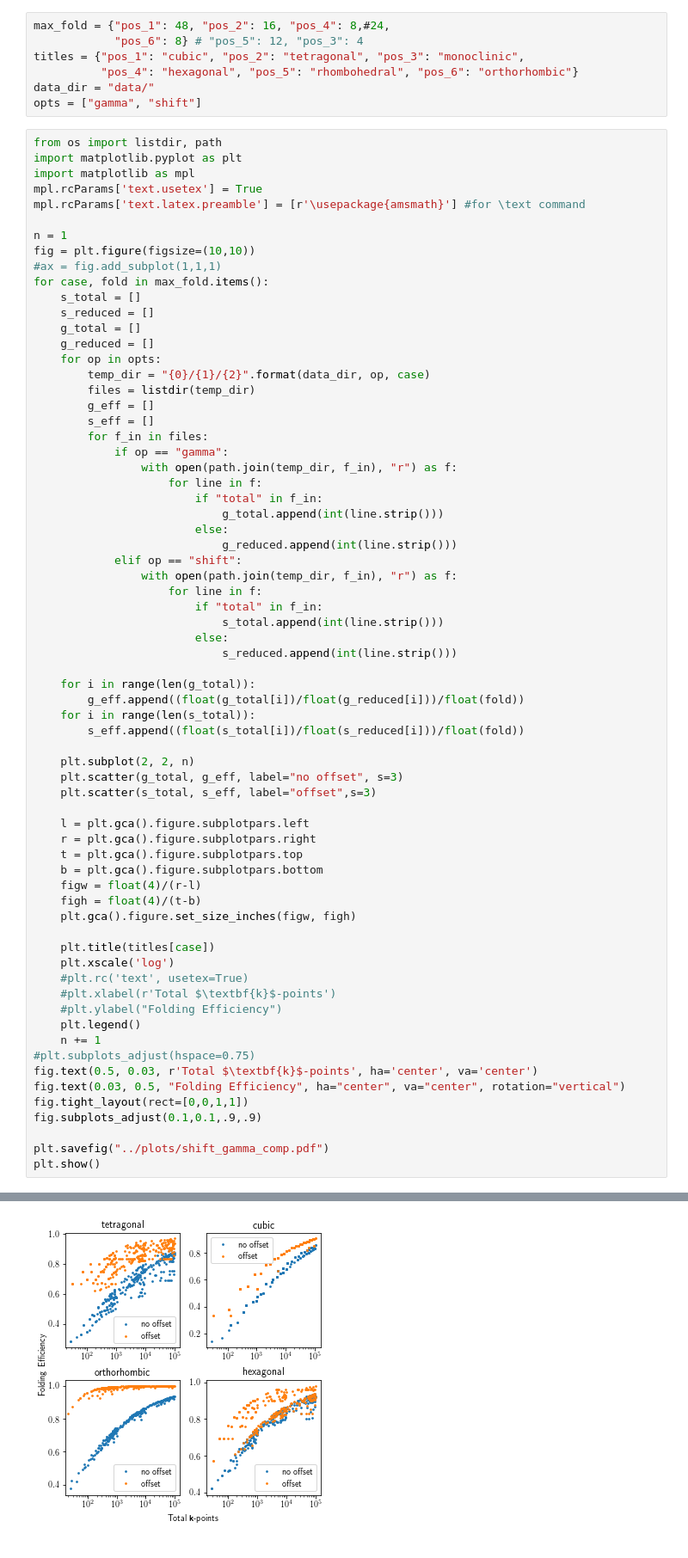
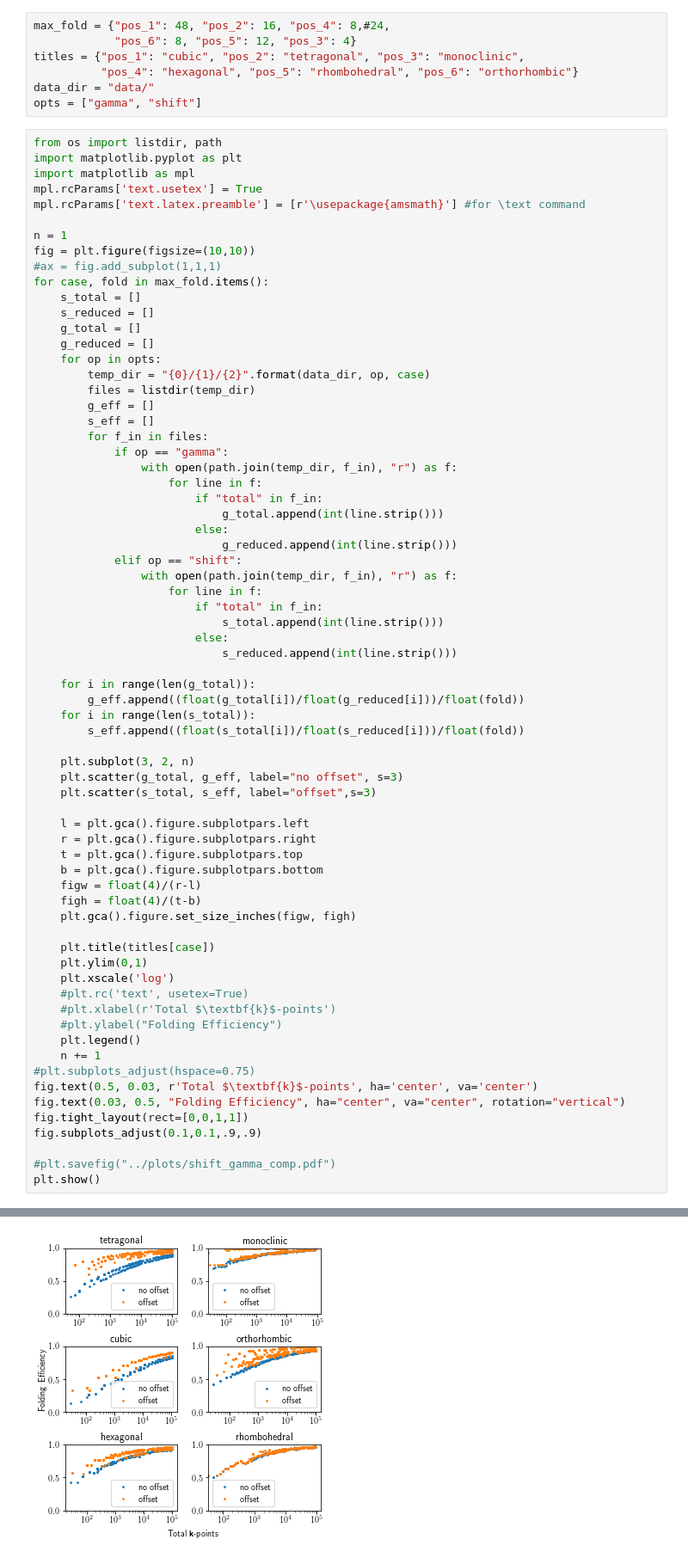
Before and after one commit to msg-byu/autoGR, a Jupyter notebook: support/notebooks/Plots for paper.ipynb, the cells around one changed output, grey strips where cells are left out. Shown at 86% size. Saved outputs shown, nothing was run; the diff lists cells and outputs as text.

Commit message:
Notebooks and plots for testing the SNF matrices.

```diff
--- a/support/notebooks/Plots for paper.ipynb
+++ b/support/notebooks/Plots for paper.ipynb
@@ -126,7 +126,7 @@ plt.show()
 [figure]
 # %%
 max_fold = {"pos_1": 48, "pos_2": 16, "pos_4": 8,#24,
-            "pos_6": 8} # "pos_5": 12, "pos_3": 4
+            "pos_6": 8, "pos_5": 12, "pos_3": 4}
 titles = {"pos_1": "cubic", "pos_2": "tetragonal", "pos_3": "monoclinic",
           "pos_4": "hexagonal", "pos_5": "rhombohedral", "pos_6": "orthorhombic"}
 data_dir = "data/"
@@ -172,7 +172,7 @@ for case, fold in max_fold.items():
     for i in range(len(s_total)):
         s_eff.append((float(s_total[i])/float(s_reduced[i]))/float(fold))
 
-    plt.subplot(2, 2, n)
+    plt.subplot(3, 2, n)
     plt.scatter(g_total, g_eff, label="no offset", s=3)
     plt.scatter(s_total, s_eff, label="offset",s=3)
 
@@ -185,6 +185,7 @@ for case, fold in max_fold.items():
     plt.gca().figure.set_size_inches(figw, figh)
 
     plt.title(titles[case])
+    plt.ylim(0,1)
     plt.xscale('log')
     #plt.rc('text', usetex=True)
     #plt.xlabel(r'Total $\textbf{k}$-points')
@@ -197,6 +198,6 @@ fig.text(0.03, 0.5, "Folding Efficiency", ha="center", va="center", rotation="ve
 fig.tight_layout(rect=[0,0,1,1])
 fig.subplots_adjust(0.1,0.1,.9,.9)
 
-plt.savefig("../plots/shift_gamma_comp.pdf")
+#plt.savefig("../plots/shift_gamma_comp.pdf")
 plt.show()
 # %% [output]
@@ -213 +204 @@ Unknown symbol: \textbf (at char 0), (line:1, col:1)
-[figure, old version]
+[figure, new version]
```
Also changed, not shown: parts of 2 cells of this notebook, 47 other files.
